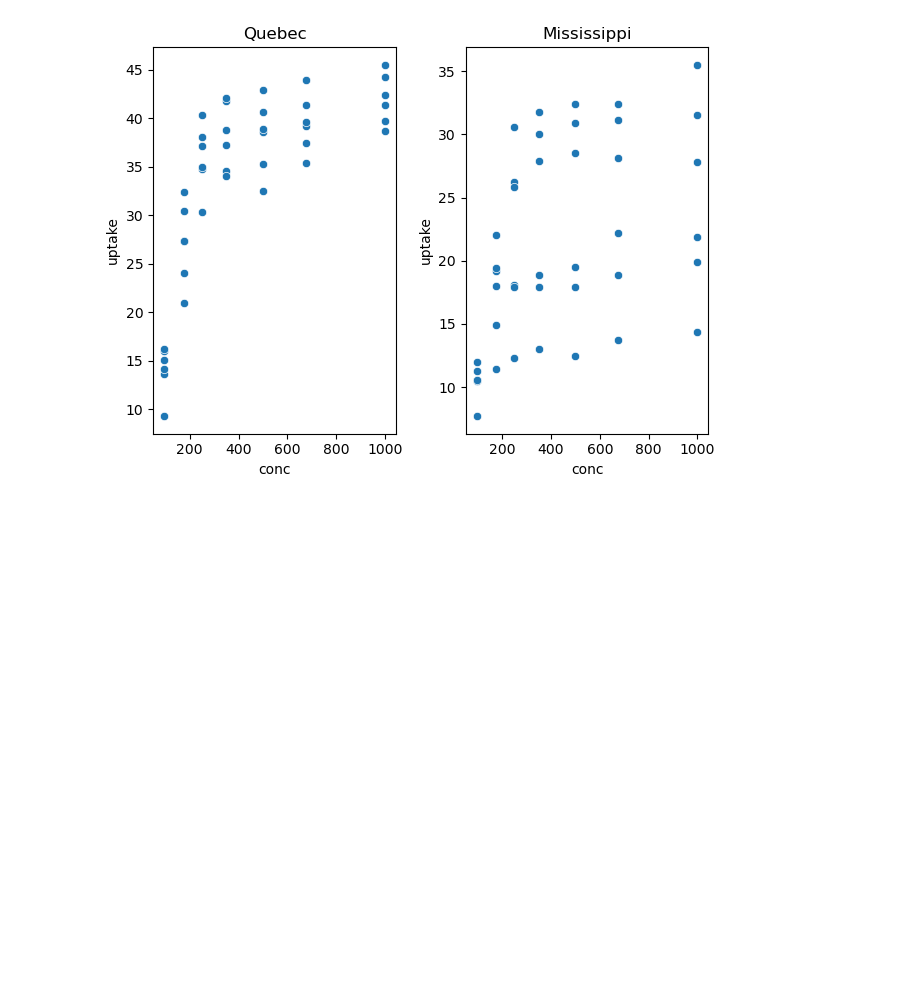
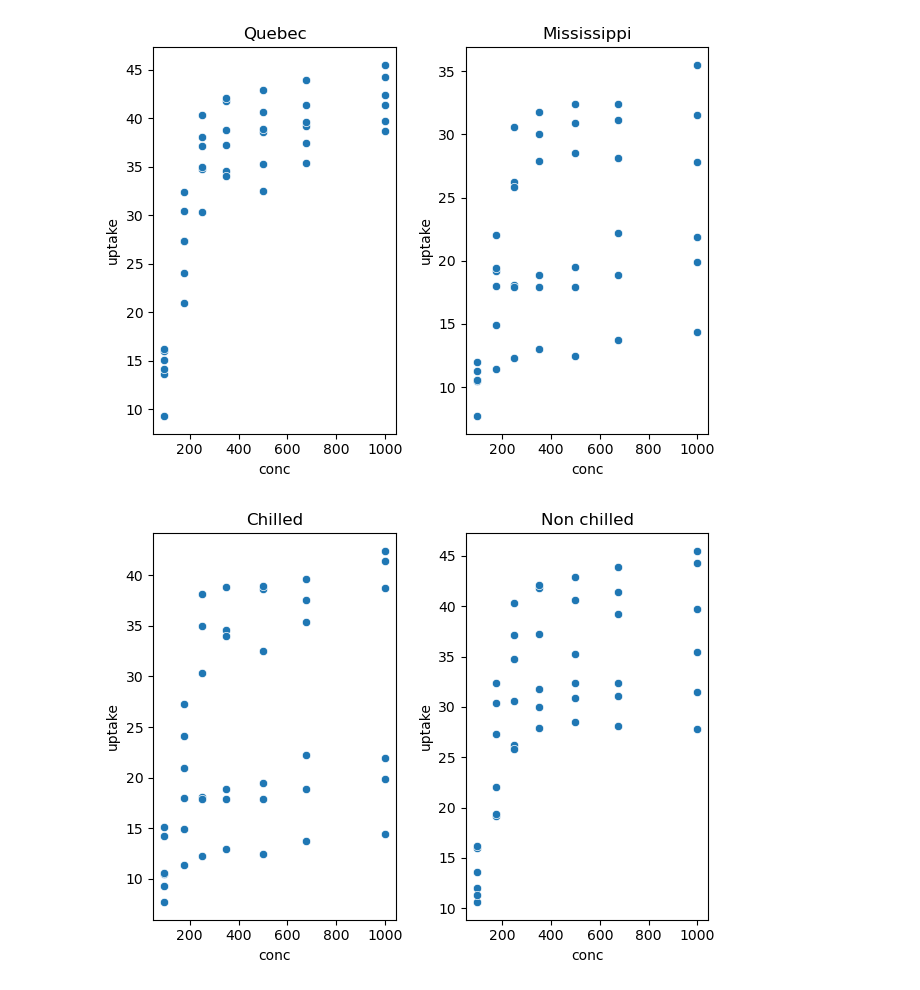
Before and after one commit to Rhuan-Messias/Python_Study, a Jupyter notebook: F_Data_Science/notebook_3/notebook_3.ipynb, the cells around one changed output. Drawn from its saved outputs; the diff is of its cells as text; code cells hidden in the pictures; blank space fills up the shorter version.

```diff
--- a/F_Data_Science/notebook_3/notebook_3.ipynb
+++ b/F_Data_Science/notebook_3/notebook_3.ipynb
@@ -388,3 +388,17 @@ srn.scatterplot(x=m.conc, y=m.uptake).set_title("Mississippi")
 plt.tight_layout()
 # %% [output]
 [figure]
+# %%
+ch = base.loc[base['Treatment'] == 'chilled']
+nc = base.loc[base['Treatment'] == 'nonchilled']
+# %%
+# Grafico somente com 'chilled' e 'nonchilled'
+
+plt.figure()
+plt.subplot(1,2,1)
+srn.scatterplot(x=ch.conc, y=ch.uptake).set_title('Chilled')
+plt.subplot(1,2,2)
+srn.scatterplot(x=nc.conc,y=nc.uptake).set_title('Non chilled')
+plt.tight_layout()
+# %% [output]
+[figure, added]
```
Also changed, not shown: parts of 10 cells of this notebook.
